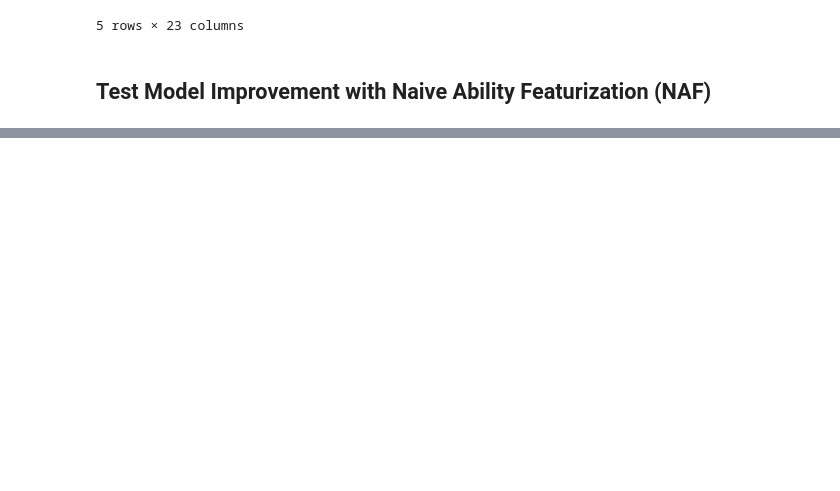
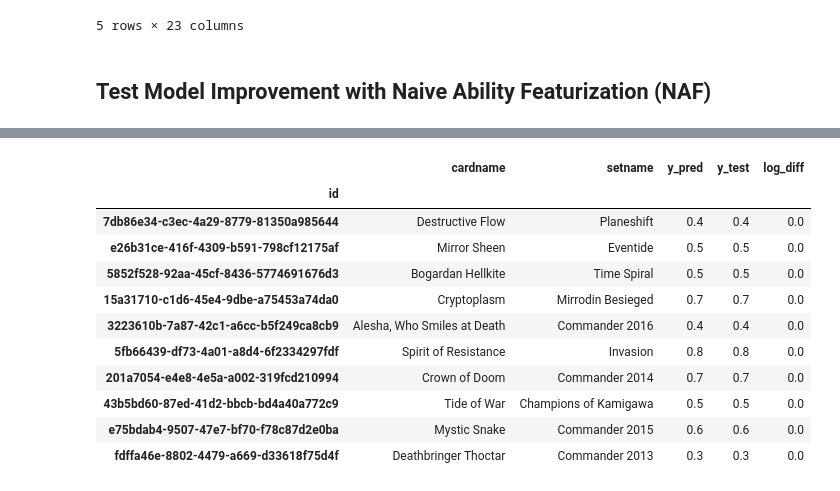
Before and after one commit to alexgcuevas/mystic-speculation, a Jupyter notebook: Docent of Perfection.ipynb, the cells around one changed output, grey strips where cells are left out. Cells and saved outputs as stored; diff of their text form; code cells hidden in the pictures; blank space fills up the shorter version.

```diff
--- a/Docent of Perfection.ipynb
+++ b/Docent of Perfection.ipynb
@@ -324,0 +410,15 @@ plot_pred_hist(results_df['y_pred'],results_df['y_test'], 'Refined feature histo
+# %%
+results_df[['cardname','setname','y_pred','y_test','log_diff']].sort_values('log_diff', ascending=True).head(10)
+# %% [output]
+|  | cardname | setname | y_pred | y_test | log_diff |
+| id |  |  |  |  |  |
+| 7db86e34-c3ec-4a29-8779-81350a985644 | Destructive Flow | Planeshift | 0.4 | 0.4 | 0.0 |
+| e26b31ce-416f-4309-b591-798cf12175af | Mirror Sheen | Eventide | 0.5 | 0.5 | 0.0 |
+| 5852f528-92aa-45cf-8436-5774691676d3 | Bogardan Hellkite | Time Spiral | 0.5 | 0.5 | 0.0 |
+| 15a31710-c1d6-45e4-9dbe-a75453a74da0 | Cryptoplasm | Mirrodin Besieged | 0.7 | 0.7 | 0.0 |
+| 3223610b-7a87-42c1-a6cc-b5f249ca8cb9 | Alesha, Who Smiles at Death | Commander 2016 | 0.4 | 0.4 | 0.0 |
+| 5fb66439-df73-4a01-a8d4-6f2334297fdf | Spirit of Resistance | Invasion | 0.8 | 0.8 | 0.0 |
+| 201a7054-e4e8-4e5a-a002-319fcd210994 | Crown of Doom | Commander 2014 | 0.7 | 0.7 | 0.0 |
+| 43b5bd60-87ed-41d2-bbcb-bd4a40a772c9 | Tide of War | Champions of Kamigawa | 0.5 | 0.5 | 0.0 |
+| e75bdab4-9507-47e7-bf70-f78c87d2e0ba | Mystic Snake | Commander 2015 | 0.6 | 0.6 | 0.0 |
+| fdffa46e-8802-4479-a669-d33618f75d4f | Deathbringer Thoctar | Commander 2013 | 0.3 | 0.3 | 0.0 |
```
Also changed, not shown: parts of 8 cells of this notebook, 2 other files.
